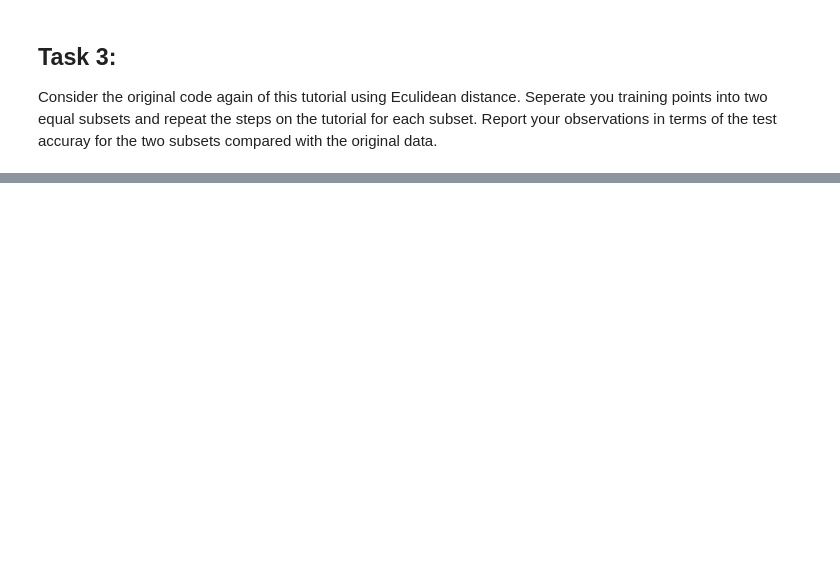
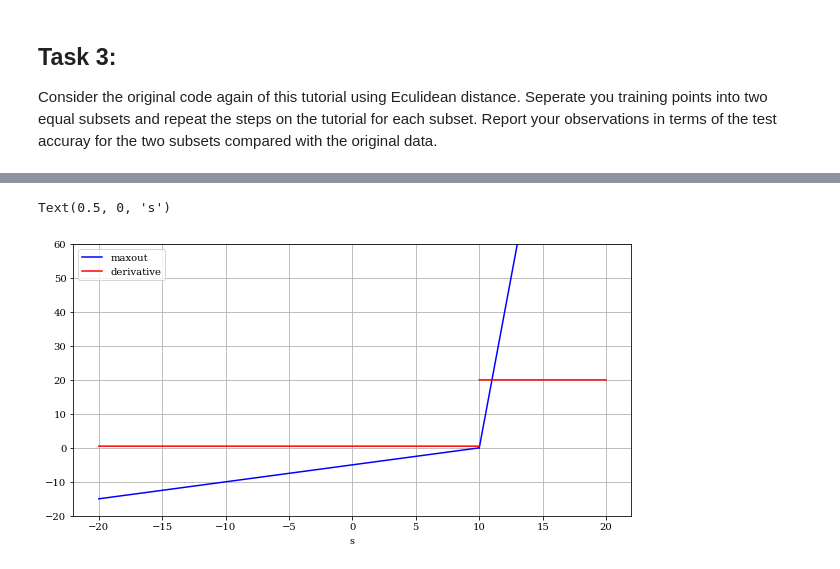
Before and after one commit to limited-fion/ee3-ml, a Jupyter notebook: Fion_ML_kNN.ipynb, the cells around one changed output, grey strips where cells are left out. Saved outputs shown, nothing was run; the diff lists cells and outputs as text; code cells hidden in the pictures; blank space fills up the shorter version.

Commit message:
graph

```diff
--- a/Fion_ML_kNN.ipynb
+++ b/Fion_ML_kNN.ipynb
@@ -665,0 +637,20 @@ For k = 29, Accuracy 89.33333333333333 %
+# %%
+f = plt.figure()
+f.set_figwidth(10)
+f.set_figheight(5)
+
+a = np.linspace(-20,10,100000)
+b = 0.5*a-5
+c = np.linspace(10,20,100000)
+d = 20*c -200
+ax = plt.plot(a, b, color='blue')
+ax = plt.plot(c, d, color='blue',label='maxout')
+ax = plt.plot(a, np.ones(100000)*0.5, color='red', label='derivative')
+ax = plt.plot(c, np.ones(100000)*20, color='red')
+plt.grid('both')
+plt.ylim([-20,60])
+plt.legend(loc='upper left')
+plt.xlabel('s')
+# %% [output]
+Text(0.5, 0, 's')
+[figure, added]
```
Also changed, not shown: parts of 17 cells of this notebook.
